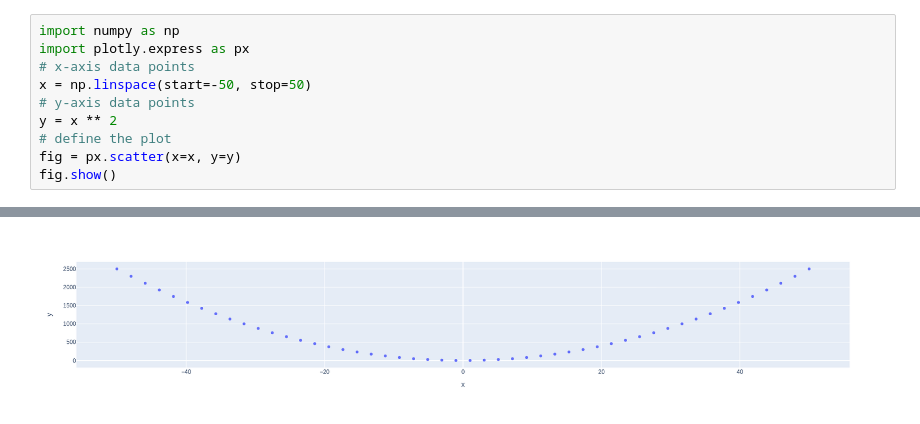
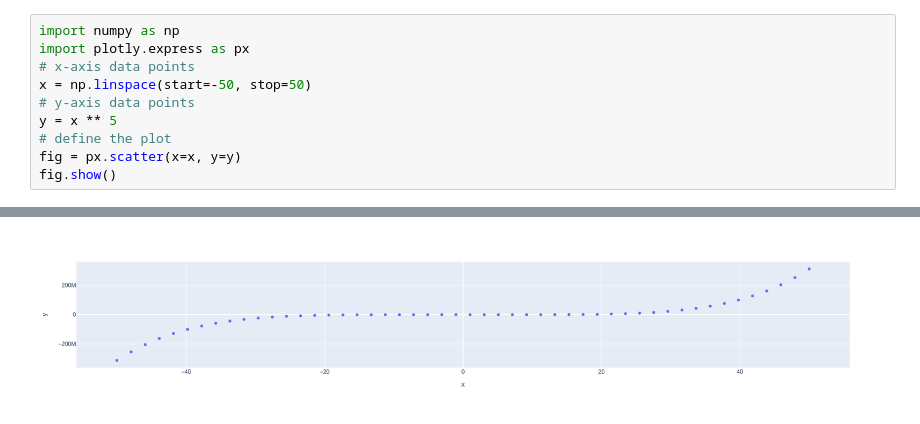
Before and after one commit to mvinkler/my-notebooks-repo, a Jupyter notebook: experiment1.ipynb, the cells around one changed output, grey strips where cells are left out. Saved outputs shown, nothing was run; the diff lists cells and outputs as text.

```diff
--- a/experiment1.ipynb
+++ b/experiment1.ipynb
@@ -4,7 +4,7 @@ import plotly.express as px
 # x-axis data points
 x = np.linspace(start=-50, stop=50)
 # y-axis data points
-y = x ** 2
+y = x ** 5
 # define the plot
 fig = px.scatter(x=x, y=y)
 fig.show()
@@ -13 +12 @@ fig.show()
-[figure, old version]
+[figure, new version]
```
Also changed, not shown: parts of 1 cell of this notebook.
